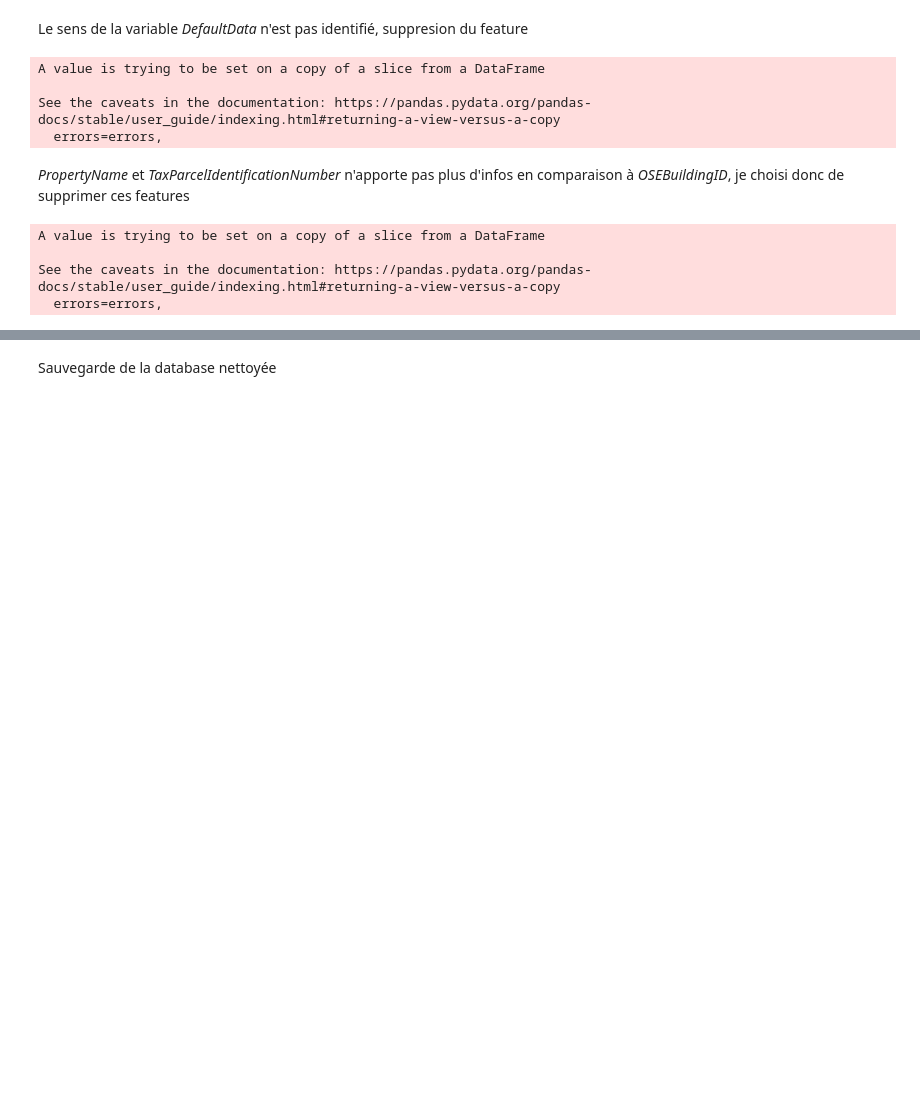
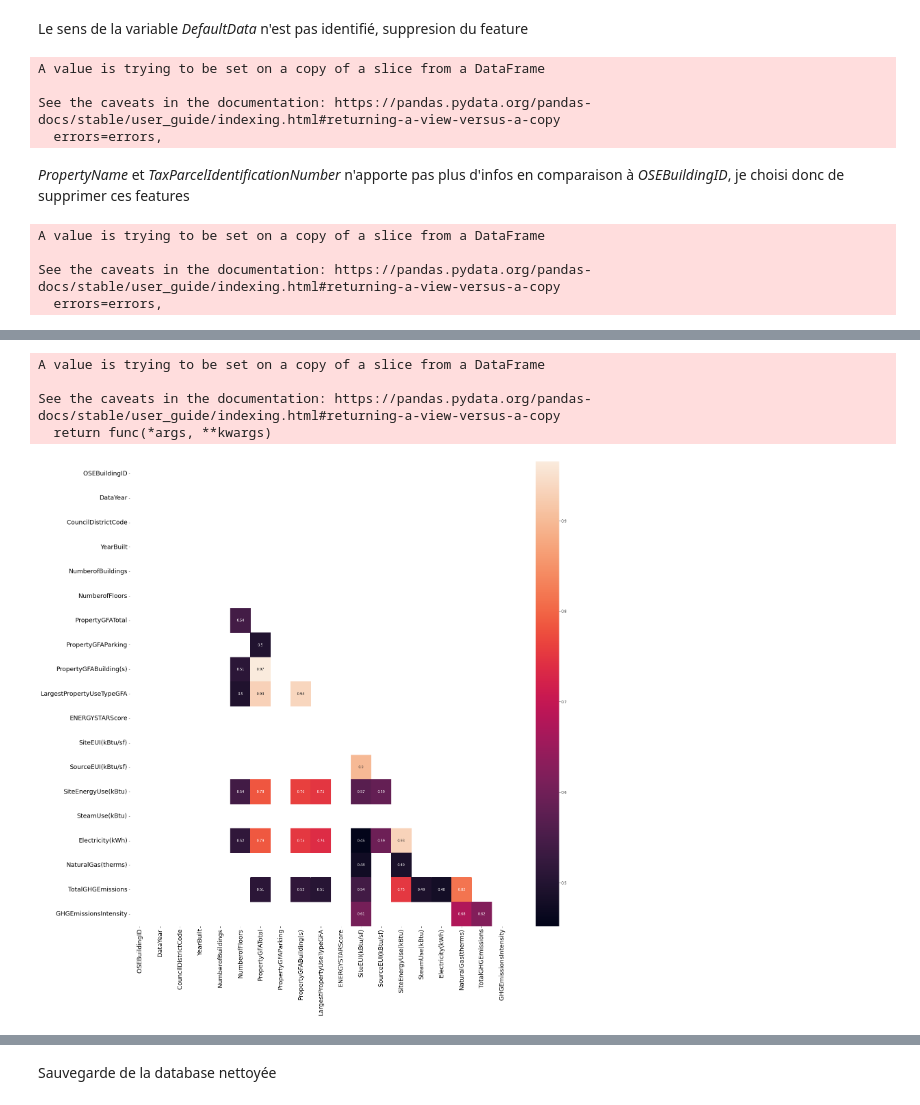
Before and after one commit to AurelienCD/Formation_OCR_Ing_Machine_Learning, a Jupyter notebook: Pélec_01_notebook.ipynb, the cells around one changed output, grey strips where cells are left out. Cells and saved outputs as stored; diff of their text form; code cells hidden in the pictures; blank space fills up the shorter version.

```diff
--- a/Pélec_01_notebook.ipynb
+++ b/Pélec_01_notebook.ipynb
@@ -487,0 +732,41 @@ NameError: ignored
+# %%
+dfQ.dropna(inplace= True)
+df.dropna(inplace= True)
+# %% [output]
+A value is trying to be set on a copy of a slice from a DataFrame
+
+See the caveats in the documentation: https://pandas.pydata.org/pandas-docs/stable/user_guide/indexing.html#returning-a-view-versus-a-copy
+  return func(*args, **kwargs)
+# %%
+def corr_corr(df=None):
+	corr = np.zeros(shape=(dfQ.shape[1],dfQ.shape[1]))
+	for col in dfQ.columns:
+		for col2 in dfQ.drop(col,axis=1).columns:
+			c , p = stats.pearsonr(dfQ[col],dfQ[col2])
+			corr[dfQ.columns.to_list().index(col),dfQ.columns.to_list().index(col2)] = c
+	return corr
+
+
+def corr_pvalue(df=None):
+	p_matrix = np.zeros(shape=(dfQ.shape[1],dfQ.shape[1]))
+	for col in dfQ.columns:
+		for col2 in dfQ.drop(col,axis=1).columns:
+			c , p = stats.pearsonr(dfQ[col],dfQ[col2])
+			p_matrix[dfQ.columns.to_list().index(col),dfQ.columns.to_list().index(col2)] = p
+	return p_matrix
+
+
+p_values = corr_pvalue(dfQ)                   # get p-values
+corr = corr_corr(dfQ)                     # get R values
+maskP = np.invert(np.tril(p_values<0.05))    # mask - only get significant corr
+maskR = np.invert(np.tril(corr>0.45))
+mask = maskP + maskR
+
+plt.figure(figsize=(25, 25))
+ax = sns.heatmap(dfQ.corr(), mask=mask, annot=True)
+ax.set_xticklabels(ax.get_xmajorticklabels(), fontsize = 18)
+ax.set_yticklabels(ax.get_ymajorticklabels(), fontsize = 18)
+figure_pvalue_corr = ax.get_figure()
+figure_pvalue_corr.savefig("heatmap_quantitative_variables_pvalue_corr", dpi=400)
+# %% [output]
+[figure, added]
```
Also changed, not shown: parts of 74 cells of this notebook.
